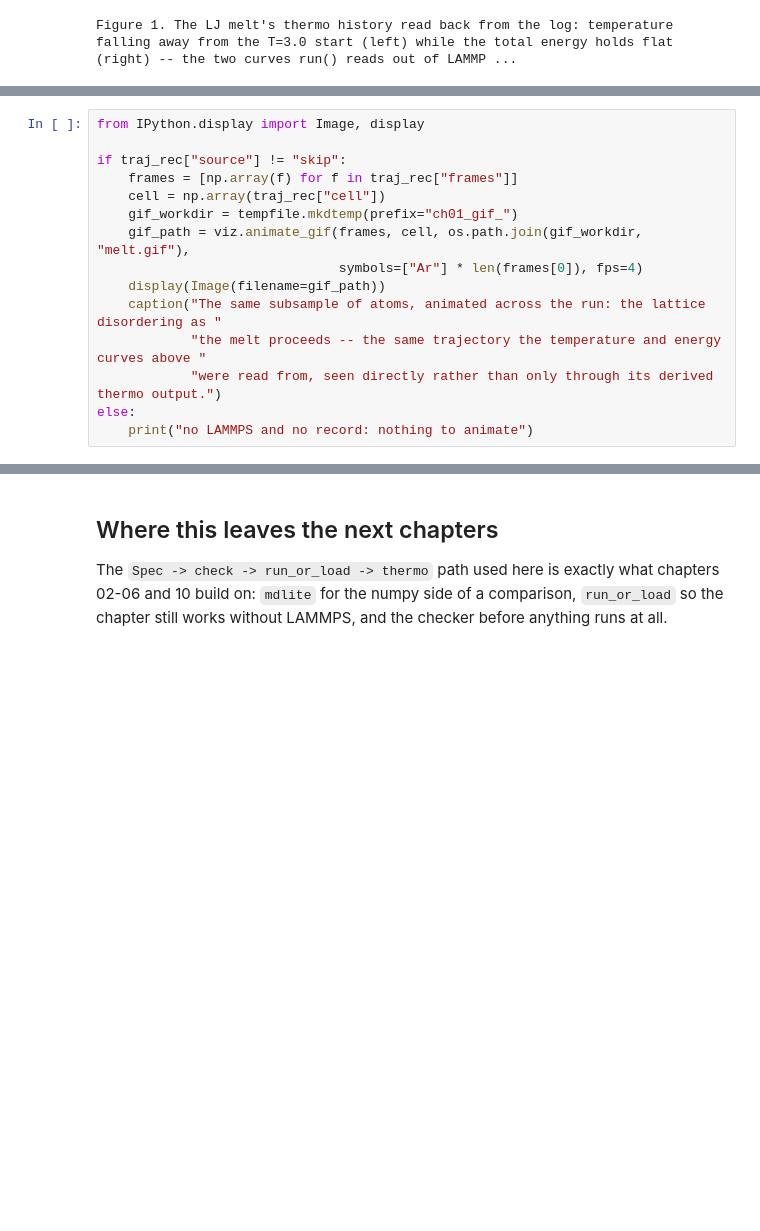
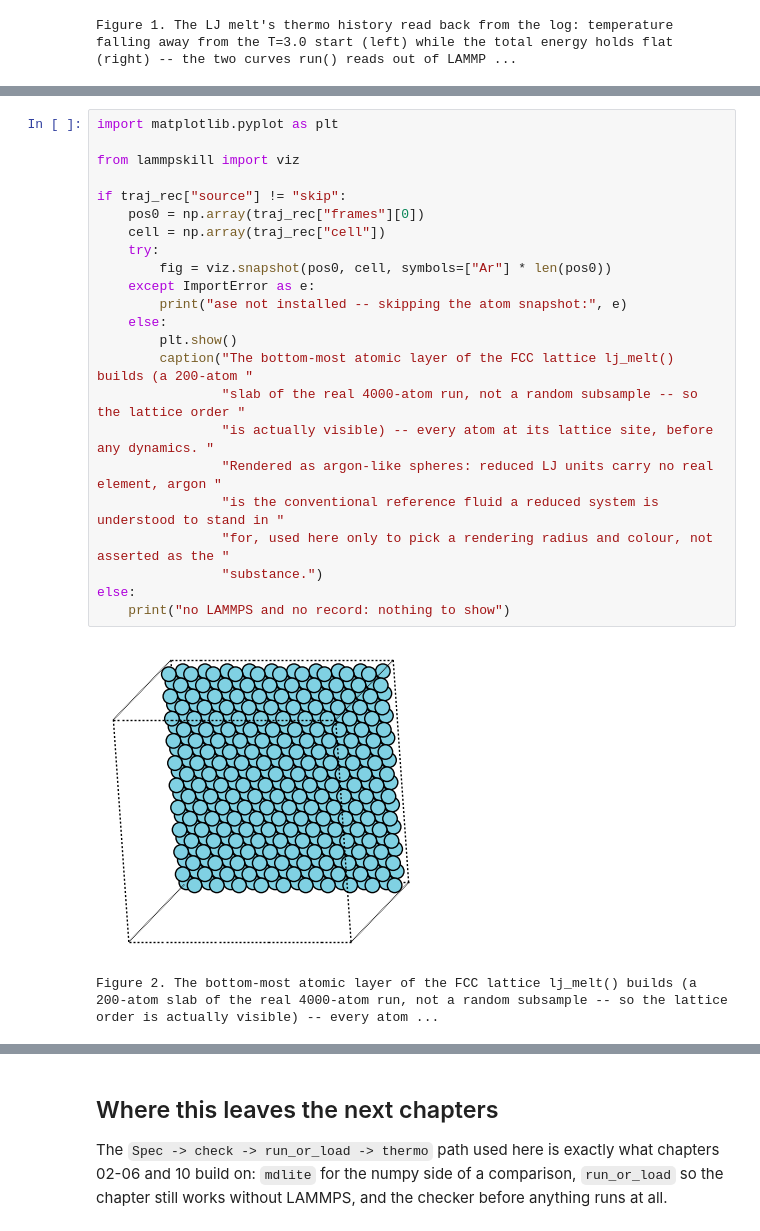
Before and after one commit to fabiocampolim-design/lammps-skill, a Jupyter notebook: chapters/LAMMPS_01_First_Simulation.ipynb, the cells around one changed output, grey strips where cells are left out. Cells and saved outputs as stored; diff of their text form; blank space fills up the shorter version.

```diff
--- a/chapters/LAMMPS_01_First_Simulation.ipynb
+++ b/chapters/LAMMPS_01_First_Simulation.ipynb
@@ -289,15 +212,0 @@ Figure 2. The starting FCC lattice lj_melt() builds (a 200-atom subsample of the
-# %%
-from IPython.display import Image, display
-
-if traj_rec["source"] != "skip":
-    frames = [np.array(f) for f in traj_rec["frames"]]
-    cell = np.array(traj_rec["cell"])
-    gif_workdir = tempfile.mkdtemp(prefix="ch01_gif_")
-    gif_path = viz.animate_gif(frames, cell, os.path.join(gif_workdir, "melt.gif"),
-                               symbols=["Ar"] * len(frames[0]), fps=4)
-    display(Image(filename=gif_path))
-    caption("The same subsample of atoms, animated across the run: the lattice disordering as "
-            "the melt proceeds -- the same trajectory the temperature and energy curves above "
-            "were read from, seen directly rather than only through its derived thermo output.")
-else:
-    print("no LAMMPS and no record: nothing to animate")
@@ -306,0 +271,26 @@ Figure 3. The same subsample of atoms, animated across the run: the lattice diso
+# %%
+import matplotlib.pyplot as plt
+
+from lammpskill import viz
+
+if traj_rec["source"] != "skip":
+    pos0 = np.array(traj_rec["frames"][0])
+    cell = np.array(traj_rec["cell"])
+    try:
+        fig = viz.snapshot(pos0, cell, symbols=["Ar"] * len(pos0))
+    except ImportError as e:
+        print("ase not installed -- skipping the atom snapshot:", e)
+    else:
+        plt.show()
+        caption("The bottom-most atomic layer of the FCC lattice lj_melt() builds (a 200-atom "
+                "slab of the real 4000-atom run, not a random subsample -- so the lattice order "
+                "is actually visible) -- every atom at its lattice site, before any dynamics. "
+                "Rendered as argon-like spheres: reduced LJ units carry no real element, argon "
+                "is the conventional reference fluid a reduced system is understood to stand in "
+                "for, used here only to pick a rendering radius and colour, not asserted as the "
+                "substance.")
+else:
+    print("no LAMMPS and no record: nothing to show")
+# %% [output]
+[figure, added]
+Figure 2. The bottom-most atomic layer of the FCC lattice lj_melt() builds (a 200-atom slab of the real 4000-atom run, not a random subsample -- so the lattice order is actually visible) -- every atom ...
```
Also changed, not shown: parts of 11 cells of this notebook, 10 other files.
